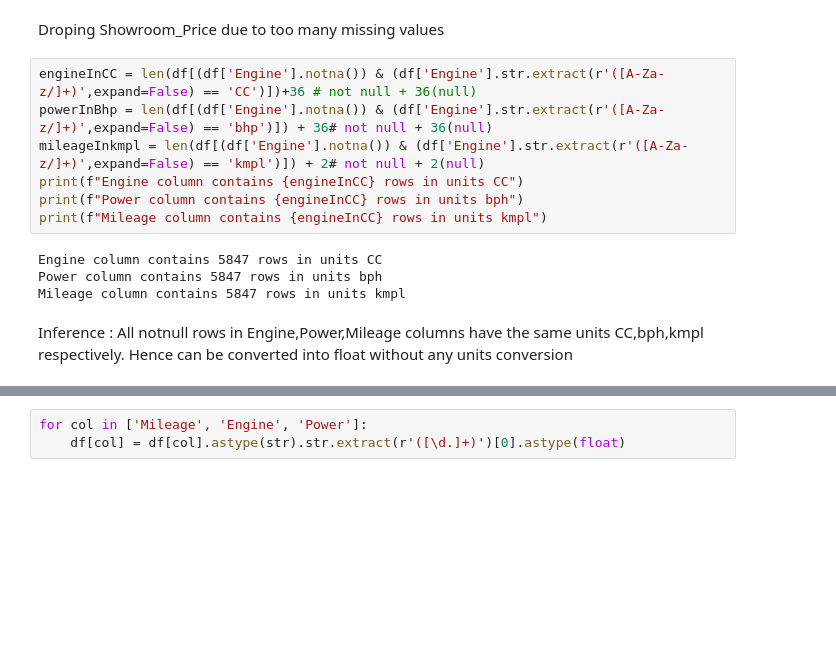
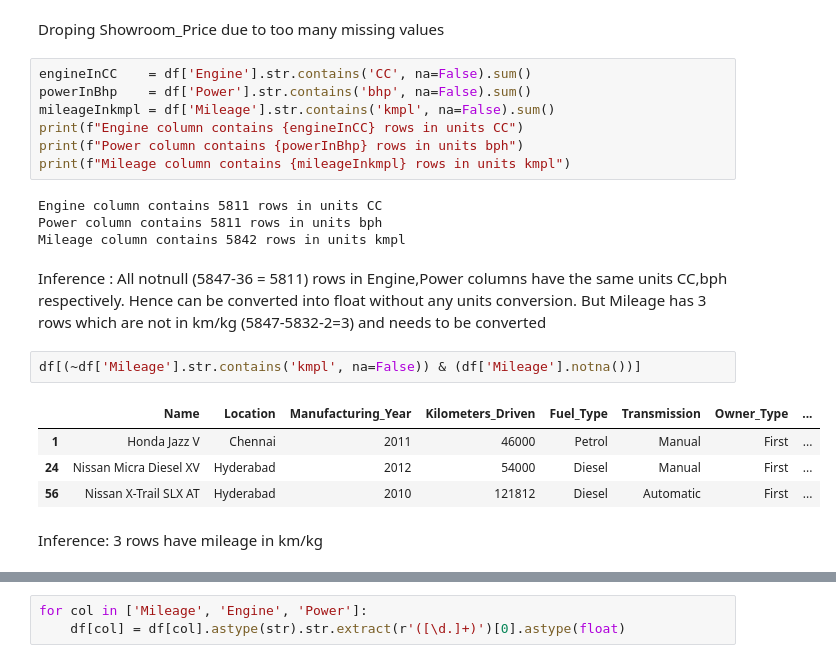
Before and after one commit to Pavan-2505/UsedCarPriceFinder, a Jupyter notebook: Notebooks/2.UsedCars_Data_Cleaning.ipynb, the cells around one changed output, grey strips where cells are left out. Cells and saved outputs as stored; diff of their text form; blank space fills up the shorter version.

Commit message:
Fixed the error in analysising the mileageunits

```diff
--- a/Notebooks/2.UsedCars_Data_Cleaning.ipynb
+++ b/Notebooks/2.UsedCars_Data_Cleaning.ipynb
@@ -114,15 +114,24 @@ df.drop(columns="Showroom_Price",inplace=True)
 # %% [markdown]
 Droping Showroom_Price due to too many missing values
 # %%
-engineInCC = len(df[(df['Engine'].notna()) & (df['Engine'].str.extract(r'([A-Za-z/]+)',expand=False) == 'CC')])+36 # not null + 36(null)
-powerInBhp = len(df[(df['Engine'].notna()) & (df['Engine'].str.extract(r'([A-Za-z/]+)',expand=False) == 'bhp')]) + 36# not null + 36(null)
-mileageInkmpl = len(df[(df['Engine'].notna()) & (df['Engine'].str.extract(r'([A-Za-z/]+)',expand=False) == 'kmpl')]) + 2# not null + 2(null)
+engineInCC    = df['Engine'].str.contains('CC', na=False).sum()
+powerInBhp    = df['Power'].str.contains('bhp', na=False).sum()
+mileageInkmpl = df['Mileage'].str.contains('kmpl', na=False).sum()
 print(f"Engine column contains {engineInCC} rows in units CC")
-print(f"Power column contains {engineInCC} rows in units bph")
-print(f"Mileage column contains {engineInCC} rows in units kmpl")
+print(f"Power column contains {powerInBhp} rows in units bph")
+print(f"Mileage column contains {mileageInkmpl} rows in units kmpl")
 # %% [output]
-Engine column contains 5847 rows in units CC
-Power column contains 5847 rows in units bph
-Mileage column contains 5847 rows in units kmpl
+Engine column contains 5811 rows in units CC
+Power column contains 5811 rows in units bph
+Mileage column contains 5842 rows in units kmpl
 # %% [markdown]
-Inference : All notnull rows in Engine,Power,Mileage columns have the same units CC,bph,kmpl respectively. Hence can be converted into float without any units conversion
+Inference : All notnull (5847-36 = 5811) rows in Engine,Power columns have the same units CC,bph respectively. Hence can be converted into float without any units conversion. But Mileage has 3 rows which are not in km/kg (5847-5832-2=3) and needs to be converted
+# %%
+df[(~df['Mileage'].str.contains('kmpl', na=False)) & (df['Mileage'].notna())]
+# %% [output]
+|  | Name | Location | Manufacturing_Year | Kilometers_Driven | Fuel_Type | Transmission | Owner_Type | ... |
+| 1 | Honda Jazz V | Chennai | 2011 | 46000 | Petrol | Manual | First | ... |
+| 24 | Nissan Micra Diesel XV | Hyderabad | 2012 | 54000 | Diesel | Manual | First | ... |
+| 56 | Nissan X-Trail SLX AT | Hyderabad | 2010 | 121812 | Diesel | Automatic | First | ... |
+# %% [markdown]
+Inference: 3 rows have mileage in km/kg
```
Also changed, not shown: parts of 4 cells of this notebook, 2 other files.
